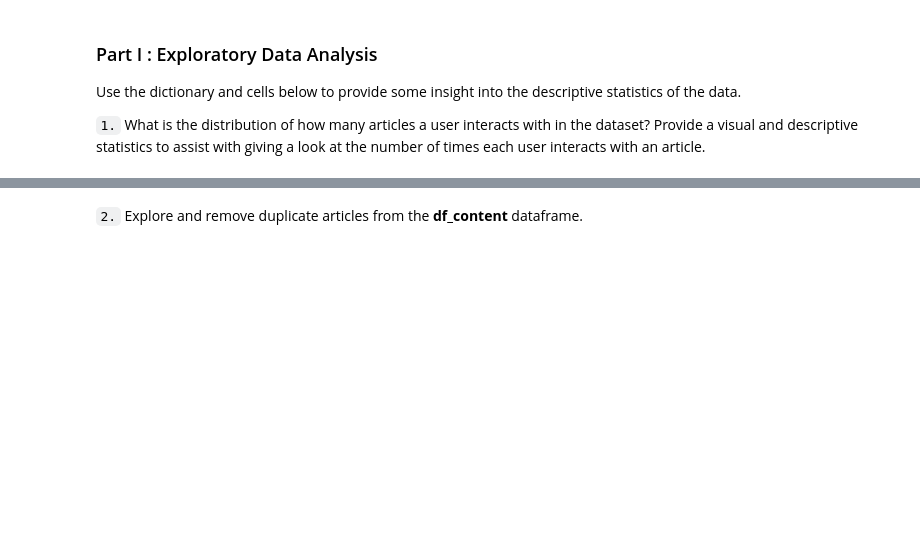
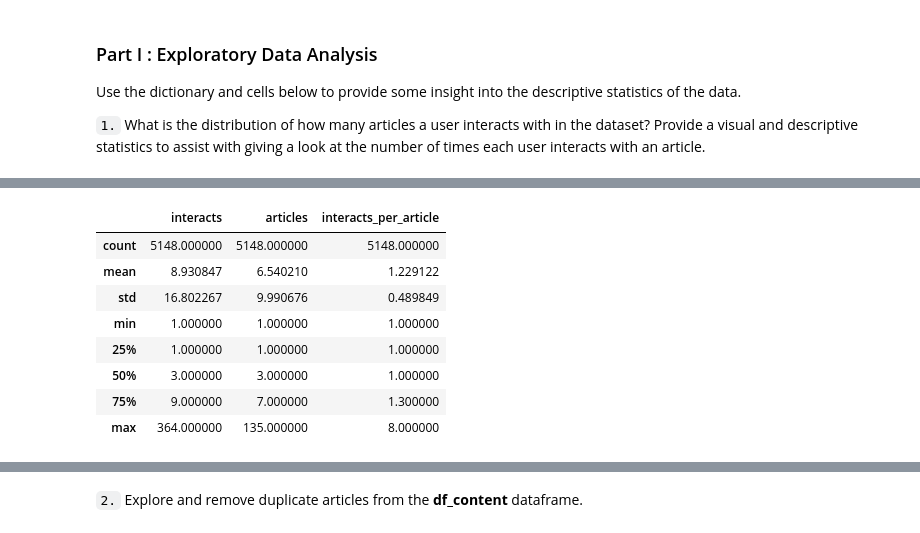
Before and after one commit to thuytrinht4/IBM_Recommender, a Jupyter notebook: Recommendations_with_IBM.ipynb, the cells around one changed output, grey strips where cells are left out. Saved outputs shown, nothing was run; the diff lists cells and outputs as text; code cells hidden in the pictures; blank space fills up the shorter version.

```diff
--- a/Recommendations_with_IBM.ipynb
+++ b/Recommendations_with_IBM.ipynb
@@ -46,0 +82,13 @@ Use the dictionary and cells below to provide some insight into the descriptive
+# %%
+# descriptive statistics on the number of times each user interacts with an article
+by_users.describe()
+# %% [output]
+|  | interacts | articles | interacts_per_article |
+| count | 5148.000000 | 5148.000000 | 5148.000000 |
+| mean | 8.930847 | 6.540210 | 1.229122 |
+| std | 16.802267 | 9.990676 | 0.489849 |
+| min | 1.000000 | 1.000000 | 1.000000 |
+| 25% | 1.000000 | 1.000000 | 1.000000 |
+| 50% | 3.000000 | 3.000000 | 1.000000 |
+| 75% | 9.000000 | 7.000000 | 1.300000 |
+| max | 364.000000 | 135.000000 | 8.000000 |
```
Also changed, not shown: parts of 47 cells of this notebook, 2 other files.
